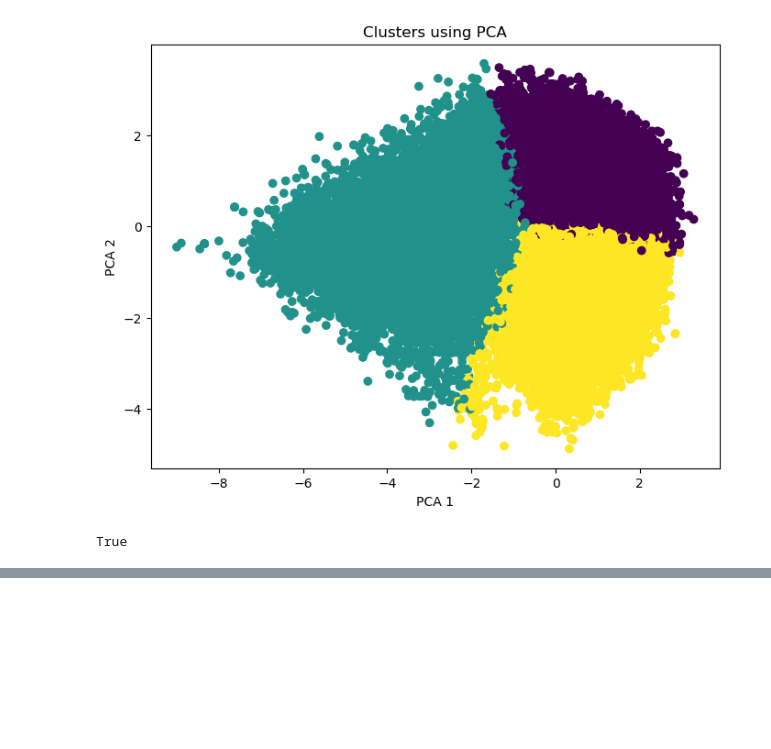
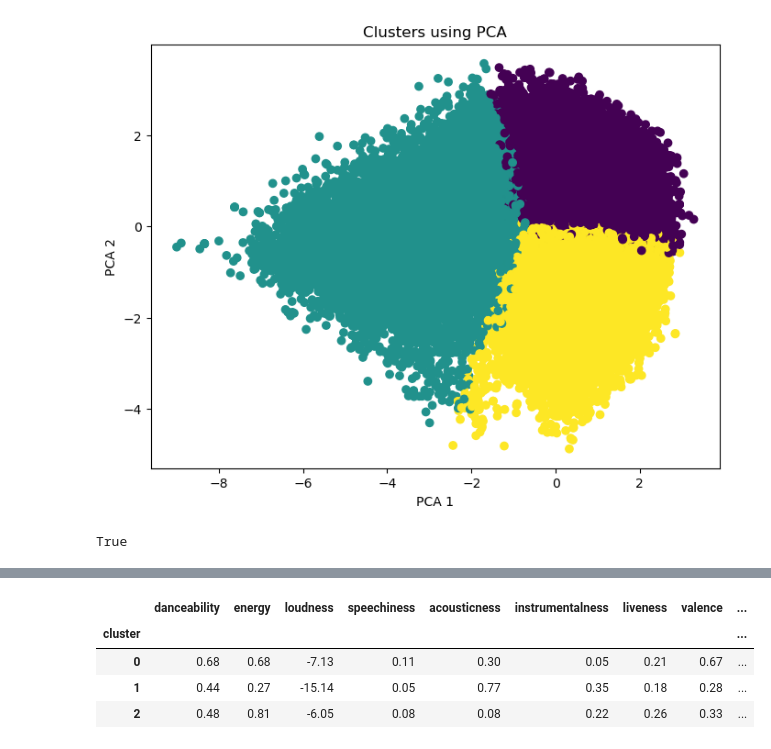
Before and after one commit to emmykristina/hitsong_uml, a Jupyter notebook: notebooks/03_mahtab_analysis.ipynb, the cells around one changed output, grey strips where cells are left out. Drawn from its saved outputs; the diff is of its cells as text; code cells hidden in the pictures; blank space fills up the shorter version.

```diff
--- a/notebooks/03_mahtab_analysis.ipynb
+++ b/notebooks/03_mahtab_analysis.ipynb
@@ -167,0 +192,8 @@ True
+# %%
+cluster_summary.round(2)
+# %% [output]
+|  | danceability | energy | loudness | speechiness | acousticness | instrumentalness | liveness | valence | ... |
+| cluster |  |  |  |  |  |  |  |  | ... |
+| 0 | 0.68 | 0.68 | -7.13 | 0.11 | 0.30 | 0.05 | 0.21 | 0.67 | ... |
+| 1 | 0.44 | 0.27 | -15.14 | 0.05 | 0.77 | 0.35 | 0.18 | 0.28 | ... |
+| 2 | 0.48 | 0.81 | -6.05 | 0.08 | 0.08 | 0.22 | 0.26 | 0.33 | ... |
```
Also changed, not shown: parts of 8 cells of this notebook.
